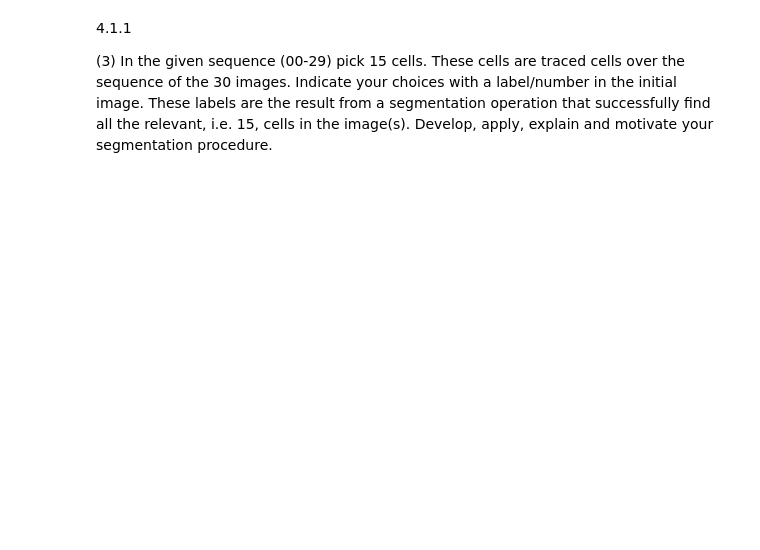
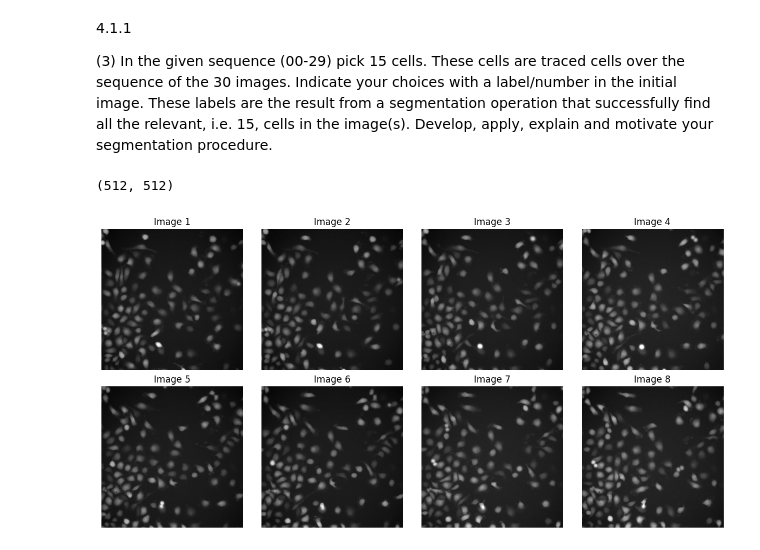
Before and after one commit to sietseschroder/IAWAIM-P4, a Jupyter notebook: main.ipynb, the cells around one changed output. Saved outputs shown, nothing was run; the diff lists cells and outputs as text; code cells hidden in the pictures; blank space fills up the shorter version.

```diff
--- a/main.ipynb
+++ b/main.ipynb
@@ -13,21 +34,27 @@ find all the relevant, i.e. 15, cells in the image(s). Develop, apply, explain a
 your segmentation procedure.
 # %%
 # Read all 30 images from the controll experiment
-images_ctrl = [plt.imread(f"images/MTLn3-Ctrl00{'0' + str(i) if i < 10 else i}.tif") for i in range(30)]
+images_ctrl = [np.mean(plt.imread(f"IAWAIM-P4/images/MTLn3-Ctrl00{'0' + str(i) if i < 10 else i}.tif"), -1).astype(np.uint16) for i in range(30)]
+# %% [output]
+(512, 512)
 # %%
 def display_eight(images, start=0):
     # Create a figure and axes for the subplots
     fig, axes = plt.subplots(2, 4, figsize=(12, 6))
 
     # Iterate over the image paths and corresponding axes
     for i, (image, ax) in enumerate(zip(images, axes.flat)):
         # Load and display the image on the current axis
-        ax.imshow(image)
+        ax.imshow(image, cmap="gray")
         ax.axis('off')
         ax.set_title(f'Image {start+i+1}')
 
     # Adjust the spacing between subplots
     fig.tight_layout()
 
     # Show the figure
     plt.show()
+
+display_eight(images_ctrl[:8])
+# %% [output]
+[figure, added]
```
Also changed, not shown: parts of 3 cells of this notebook.
